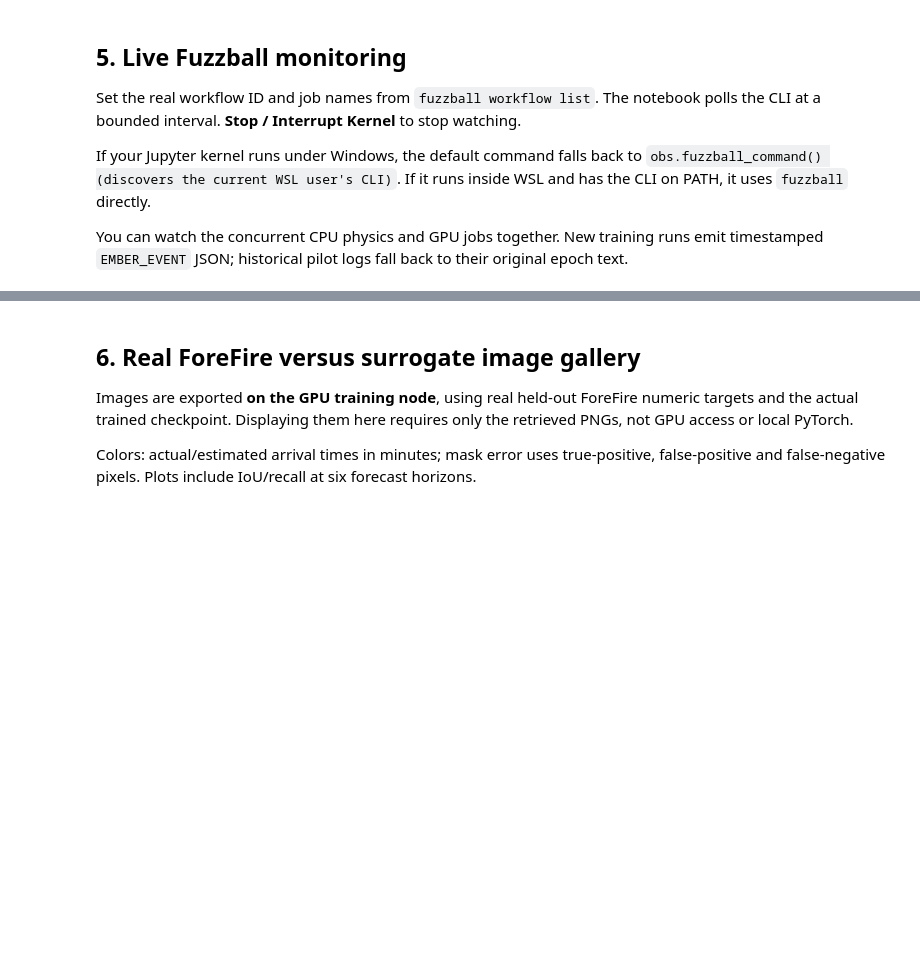
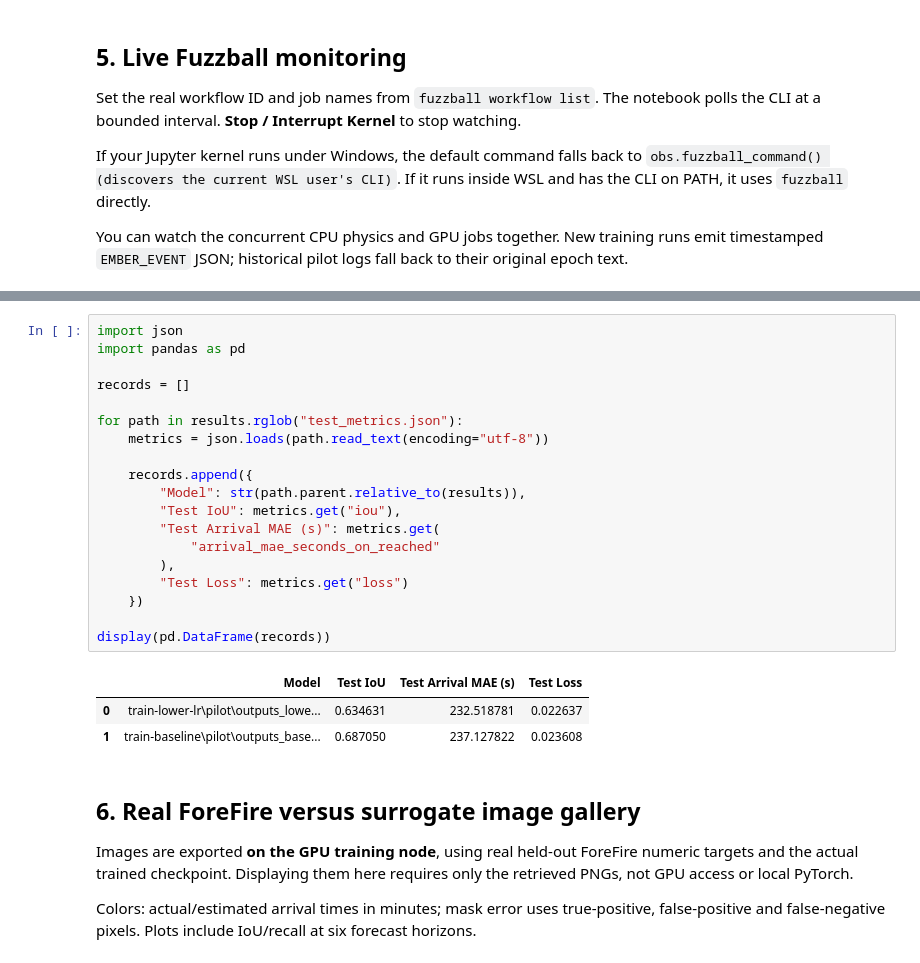
Before and after one commit to DanishNadar/Ember, a Jupyter notebook: notebooks/Ember_Observatory.ipynb, the cells around one changed output, grey strips where cells are left out. Saved outputs shown, nothing was run; the diff lists cells and outputs as text; blank space fills up the shorter version.

```diff
--- a/notebooks/Ember_Observatory.ipynb
+++ b/notebooks/Ember_Observatory.ipynb
@@ -189,3 +391,26 @@ else:
+# %%
+import json
+import pandas as pd
+
+records = []
+
+for path in results.rglob("test_metrics.json"):
+    metrics = json.loads(path.read_text(encoding="utf-8"))
+
+    records.append({
+        "Model": str(path.parent.relative_to(results)),
+        "Test IoU": metrics.get("iou"),
+        "Test Arrival MAE (s)": metrics.get(
+            "arrival_mae_seconds_on_reached"
+        ),
+        "Test Loss": metrics.get("loss")
+    })
+
+display(pd.DataFrame(records))
+# %% [output]
+|  | Model | Test IoU | Test Arrival MAE (s) | Test Loss |
+| 0 | train-lower-lr\pilot\outputs_lowe... | 0.634631 | 232.518781 | 0.022637 |
+| 1 | train-baseline\pilot\outputs_base... | 0.687050 | 237.127822 | 0.023608 |
 # %% [markdown]
 ## 6. Real ForeFire versus surrogate image gallery
 
```
Also changed, not shown: parts of 12 cells of this notebook, 7 other files.
